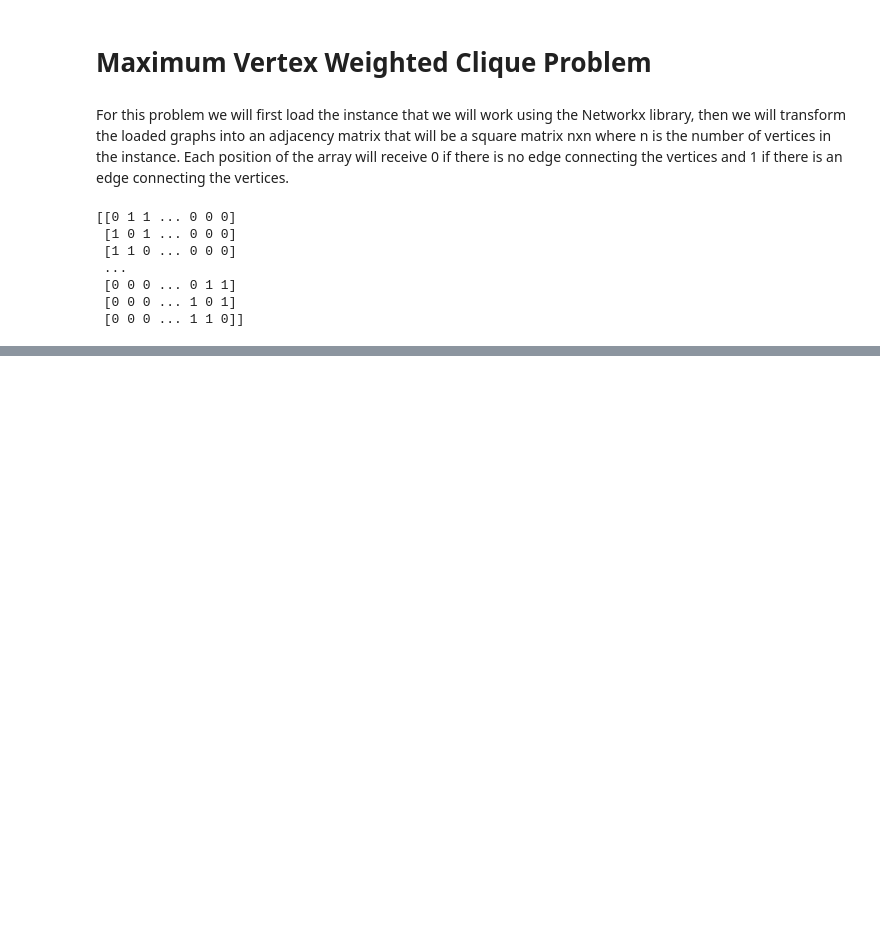
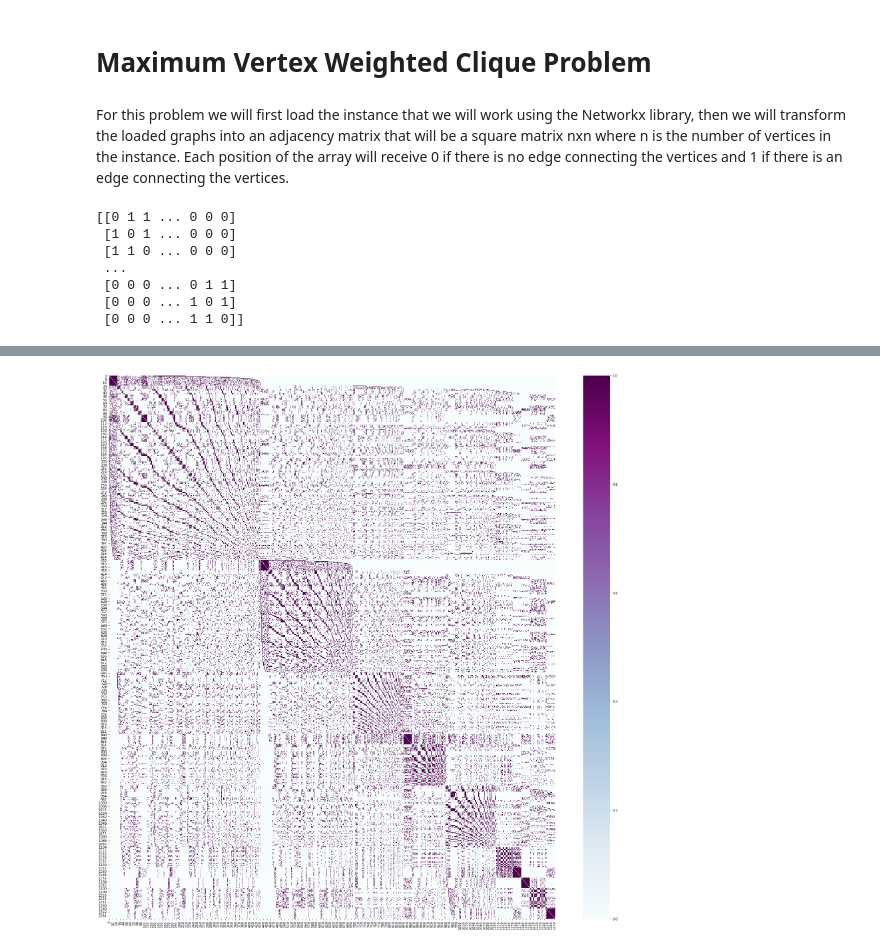
Before and after one commit to Krids/MaxCliqueVertexWeightedProblem, a Jupyter notebook: Problema do clique maximo com pesos.ipynb, the cells around one changed output, grey strips where cells are left out. Drawn from its saved outputs; the diff is of its cells as text; code cells hidden in the pictures; blank space fills up the shorter version.

```diff
--- a/Problema do clique maximo com pesos.ipynb
+++ b/Problema do clique maximo com pesos.ipynb
@@ -33,0 +40,3 @@ TypeError: object of type 'generator' has no len()
+# %%
+Gm = nx.to_numpy_matrix(G)
+df = pd.DataFrame(Gm)
@@ -33,0 +60,6 @@ TypeError: object of type 'generator' has no len()
+# %%
+import seaborn as sns
+plt.subplots(figsize=(20,20))
+sns.heatmap(df, cmap="BuPu");
+# %% [output]
+[figure, added]
```
Also changed, not shown: parts of 8 cells of this notebook.
